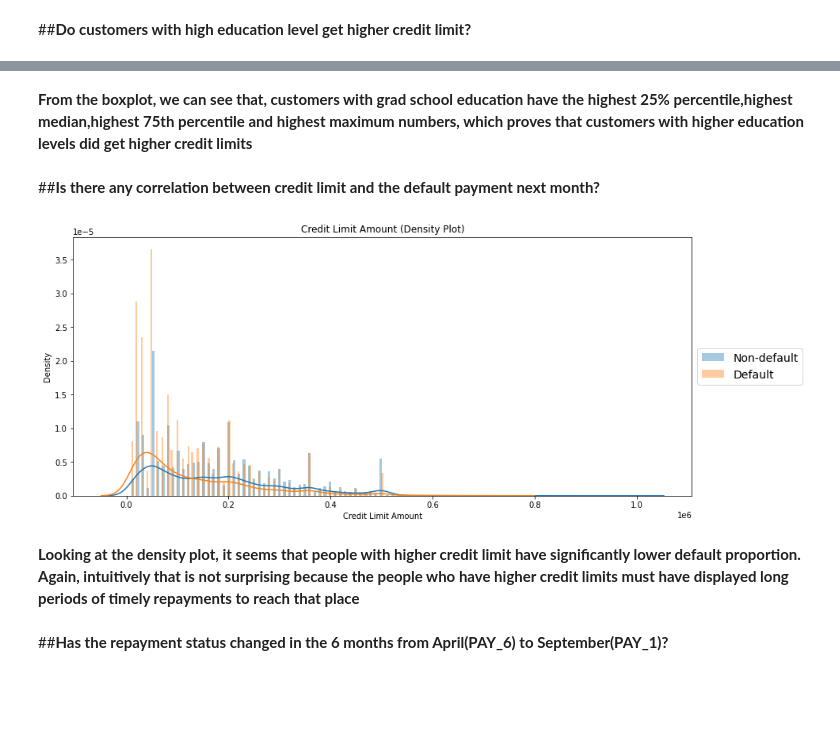
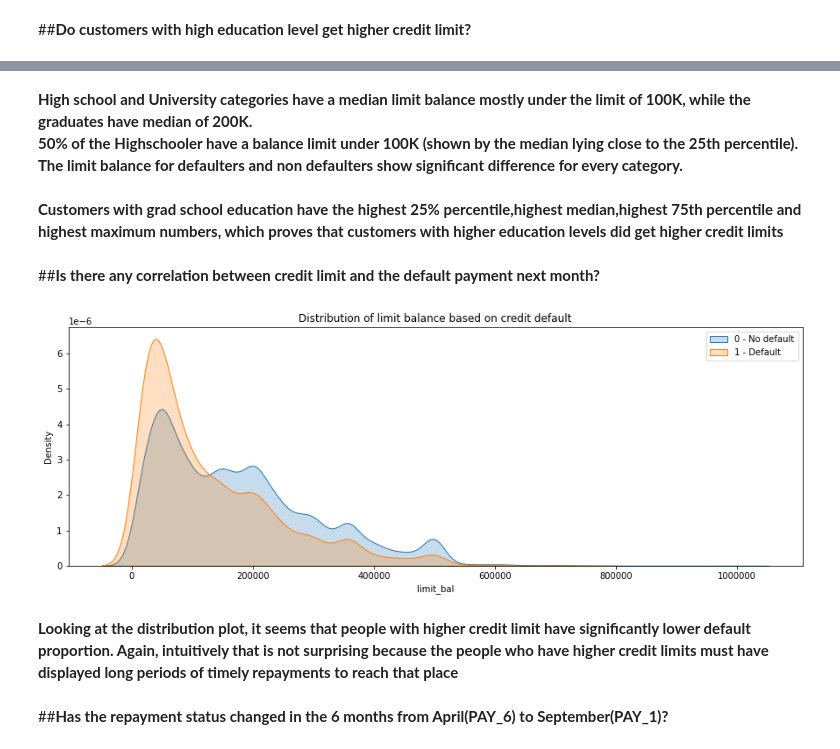
Before and after one commit to iamNirmeshGupta/Credit-Card-Default-Prediction, a Jupyter notebook: Credit_Card_Default_Prediction_Nirmesh_Gupta_Individual_Notebook.ipynb, the cells around one changed output, grey strips where cells are left out. Drawn from its saved outputs; the diff is of its cells as text; code cells hidden in the pictures; blank space fills up the shorter version.

```diff
--- a/Credit_Card_Default_Prediction_Nirmesh_Gupta_Individual_Notebook.ipynb
+++ b/Credit_Card_Default_Prediction_Nirmesh_Gupta_Individual_Notebook.ipynb
@@ -554,23 +575,25 @@ plt.show()
+# %% [markdown]
+**High school and University categories have a median limit balance mostly under the limit of 100K, while the graduates have median of 200K.** \
+**50% of the Highschooler have a balance limit under 100K (shown by the median lying close to the 25th percentile).** \
+**The limit balance for defaulters and non defaulters show significant difference for every category.**
 # %% [markdown]
-**From the boxplot, we can see that, customers with grad school education have the highest 25% percentile,highest median,highest 75th percentile and highest maximum numbers, which proves that customers with higher education levels did get higher credit limits**
+**Customers with grad school education have the highest 25% percentile,highest median,highest 75th percentile and highest maximum numbers, which proves that customers with higher education levels did get higher credit limits**
 # %% [markdown]
 ##**Is there any correlation between credit limit and the default payment next month?**
-# %%
-# Plotting relation between credit limit and default
-
-def_0 = df1.loc[df1['default']==0]["limit_bal"]
-def_1 = df1.loc[df1['default']==1]["limit_bal"]
-plt.figure(figsize = (14,6))
-sns.distplot(def_0,kde=True,bins=200, label='Non-default')
-sns.distplot(def_1,kde=True,bins=200, label="Default")
-plt.legend(loc='center left', bbox_to_anchor=(1.0, 0.5), fontsize=14)
-plt.title('Credit Limit Amount (Density Plot)')
-plt.xlabel('Credit Limit Amount')
-plt.show()
-# %% [output]
-[figure, removed]
+# %%
+# Distribution of credit limit of customers based on 'default' value
+plt.figure(figsize=(15, 5))
+plt.title('Distribution of limit balance based on credit default')
+sns.kdeplot(df1.loc[(df1['default'] == 0), 'limit_bal'], label = '0 - No default', shade = True)
+sns.kdeplot(df1.loc[(df1['default'] == 1), 'limit_bal'], label = '1 - Default', shade = True)
+plt.ticklabel_format(style='plain', axis='x')
+plt.legend()
+
+plt.show()
+# %% [output]
+[figure, added]
 # %% [markdown]
-**Looking at the density plot, it seems that people with higher credit limit have significantly lower default proportion. Again, intuitively that is not surprising because the people who have higher credit limits must have displayed long periods of timely repayments to reach that place**
+**Looking at the distribution plot, it seems that people with higher credit limit have significantly lower default proportion. Again, intuitively that is not surprising because the people who have higher credit limits must have displayed long periods of timely repayments to reach that place**
 # %% [markdown]
 ##**Has the repayment status changed in the 6 months from April(PAY_6) to September(PAY_1)?**
 # %%
```
Also changed, not shown: parts of 4 cells of this notebook.
